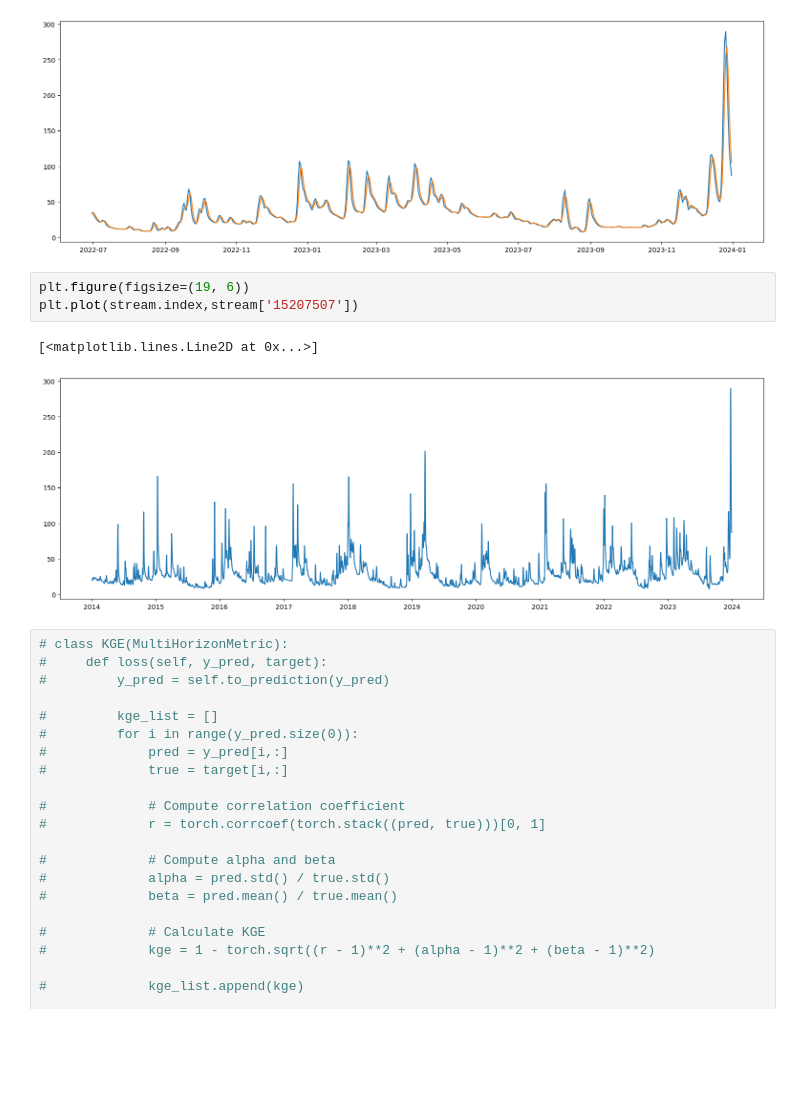
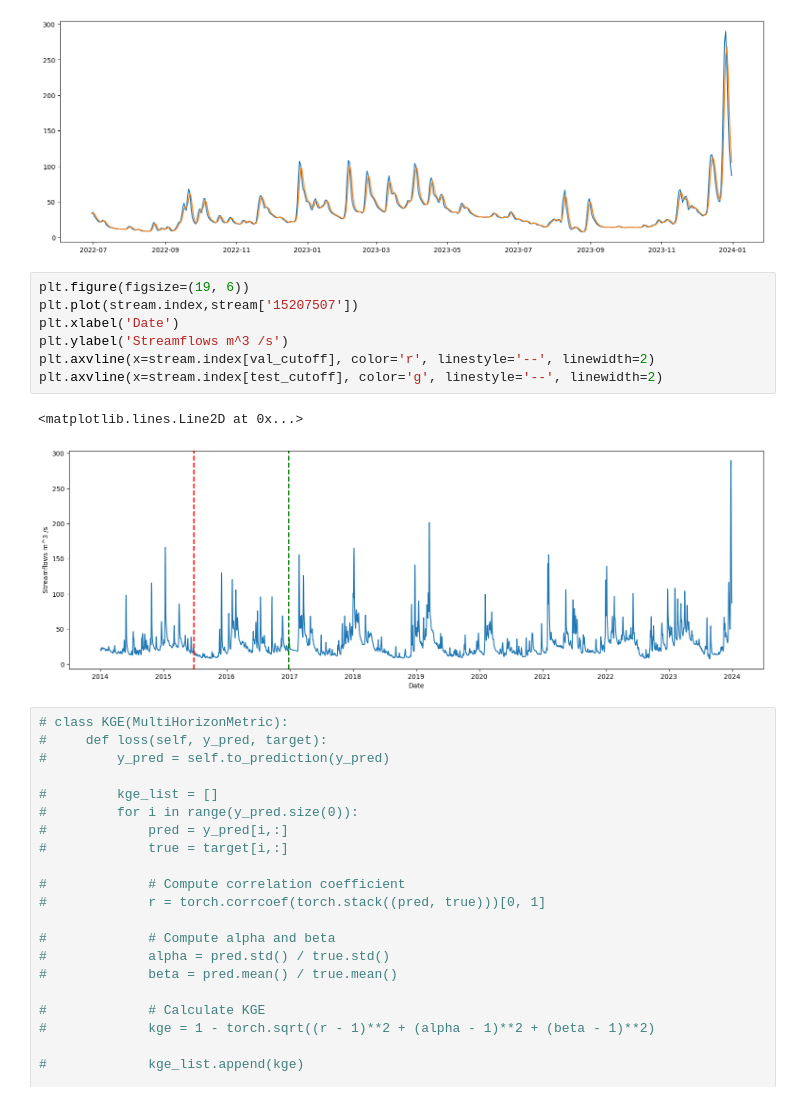
Before and after one commit to henrifnk/Seminar_ClimateNStatistics, a Jupyter notebook: work/07-hydroLSTM/notebooks/LSTM_Streamflow.ipynb, the cells around one changed output. Cells and saved outputs as stored; diff of their text form; blank space fills up the shorter version.

```diff
--- a/work/07-hydroLSTM/notebooks/LSTM_Streamflow.ipynb
+++ b/work/07-hydroLSTM/notebooks/LSTM_Streamflow.ipynb
@@ -138,12 +138,16 @@ See the caveats in the documentation: https://pandas.pydata.org/pandas-docs/stab
   stream['Datum'] = pd.to_datetime(stream['Datum'])
 [<matplotlib.lines.Line2D at 0x...>]
 [figure]
-# %%
-plt.figure(figsize=(19, 6))
-plt.plot(stream.index,stream['15207507'])
-# %% [output]
-[<matplotlib.lines.Line2D at 0x...>]
-[figure, removed]
+# %%
+plt.figure(figsize=(19, 6))
+plt.plot(stream.index,stream['15207507'])
+plt.xlabel('Date')
+plt.ylabel('Streamflows m^3 /s')
+plt.axvline(x=stream.index[val_cutoff], color='r', linestyle='--', linewidth=2)
+plt.axvline(x=stream.index[test_cutoff], color='g', linestyle='--', linewidth=2)
+# %% [output]
+<matplotlib.lines.Line2D at 0x...>
+[figure, added]
 # %%
 # class KGE(MultiHorizonMetric):
 #     def loss(self, y_pred, target):
```
Also changed, not shown: parts of 10 cells of this notebook, 11 other files.
